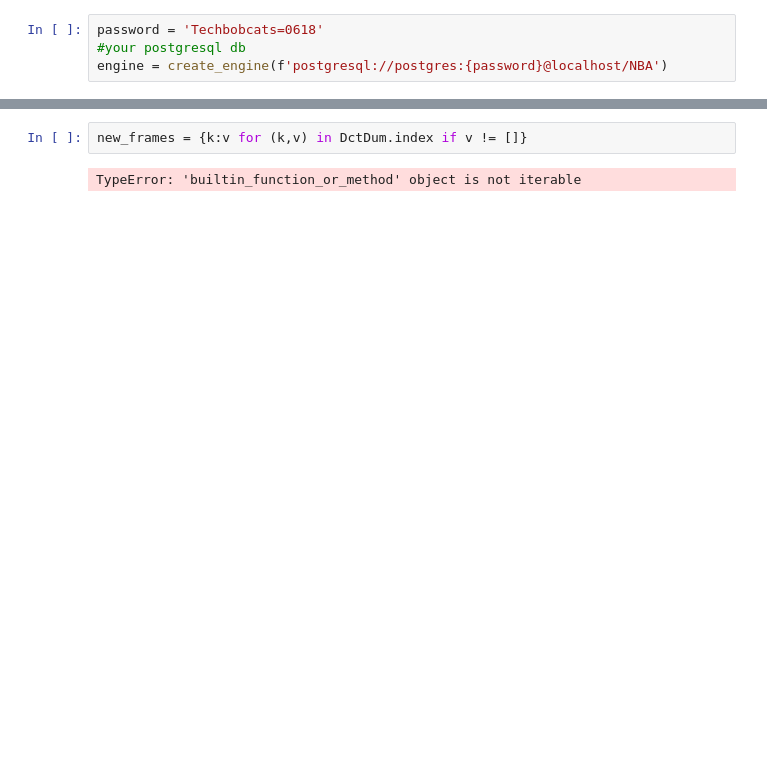
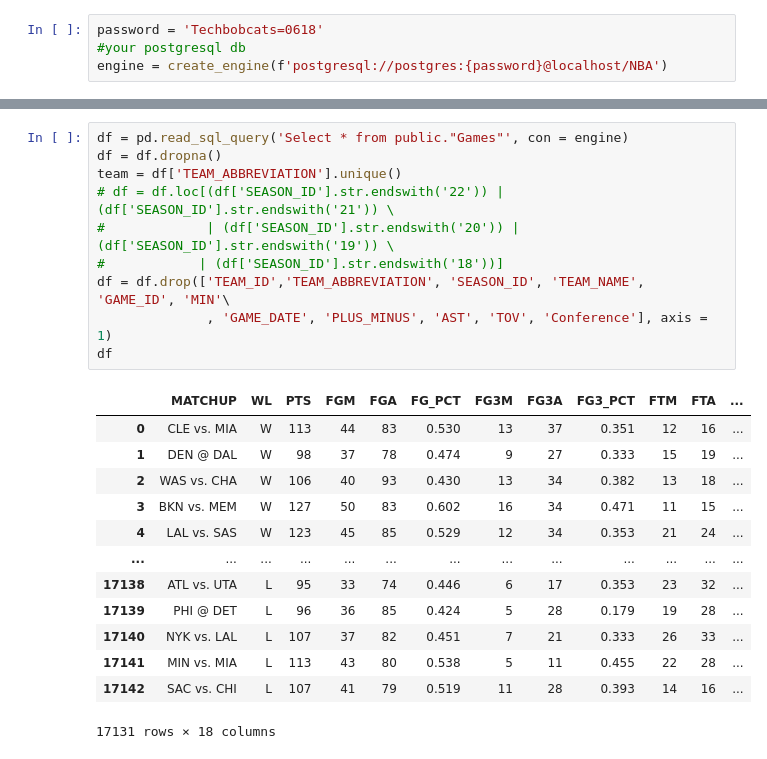
Before and after one commit to VedranaGATech/Project-4-Team-3---Machine-Learning-, a Jupyter notebook: Predictions-2.ipynb, the cells around one changed output, grey strips where cells are left out. Cells and saved outputs as stored; diff of their text form; blank space fills up the shorter version.

```diff
--- a/Predictions-2.ipynb
+++ b/Predictions-2.ipynb
@@ -174,4 +23,24 @@ TypeError: cannot unpack non-iterable float object
-# %%
-new_frames = {k:v for (k,v) in DctDum.index if v != []}
-# %% [output]
-TypeError: 'builtin_function_or_method' object is not iterable
+# %%
+df = pd.read_sql_query('Select * from public."Games"', con = engine)
+df = df.dropna()
+team = df['TEAM_ABBREVIATION'].unique()
+# df = df.loc[(df['SEASON_ID'].str.endswith('22')) | (df['SEASON_ID'].str.endswith('21')) \
+#             | (df['SEASON_ID'].str.endswith('20')) | (df['SEASON_ID'].str.endswith('19')) \
+#            | (df['SEASON_ID'].str.endswith('18'))]
+df = df.drop(['TEAM_ID','TEAM_ABBREVIATION', 'SEASON_ID', 'TEAM_NAME', 'GAME_ID', 'MIN'\
+              , 'GAME_DATE', 'PLUS_MINUS', 'AST', 'TOV', 'Conference'], axis = 1)
+df
+# %% [output]
+|  | MATCHUP | WL | PTS | FGM | FGA | FG_PCT | FG3M | FG3A | FG3_PCT | FTM | FTA | ... |
+| 0 | CLE vs. MIA | W | 113 | 44 | 83 | 0.530 | 13 | 37 | 0.351 | 12 | 16 | ... |
+| 1 | DEN @ DAL | W | 98 | 37 | 78 | 0.474 | 9 | 27 | 0.333 | 15 | 19 | ... |
+| 2 | WAS vs. CHA | W | 106 | 40 | 93 | 0.430 | 13 | 34 | 0.382 | 13 | 18 | ... |
+| 3 | BKN vs. MEM | W | 127 | 50 | 83 | 0.602 | 16 | 34 | 0.471 | 11 | 15 | ... |
+| 4 | LAL vs. SAS | W | 123 | 45 | 85 | 0.529 | 12 | 34 | 0.353 | 21 | 24 | ... |
+| ... | ... | ... | ... | ... | ... | ... | ... | ... | ... | ... | ... | ... |
+| 17138 | ATL vs. UTA | L | 95 | 33 | 74 | 0.446 | 6 | 17 | 0.353 | 23 | 32 | ... |
+| 17139 | PHI @ DET | L | 96 | 36 | 85 | 0.424 | 5 | 28 | 0.179 | 19 | 28 | ... |
+| 17140 | NYK vs. LAL | L | 107 | 37 | 82 | 0.451 | 7 | 21 | 0.333 | 26 | 33 | ... |
+| 17141 | MIN vs. MIA | L | 113 | 43 | 80 | 0.538 | 5 | 11 | 0.455 | 22 | 28 | ... |
+| 17142 | SAC vs. CHI | L | 107 | 41 | 79 | 0.519 | 11 | 28 | 0.393 | 14 | 16 | ... |
+17131 rows × 18 columns
```
Also changed, not shown: parts of 15 cells of this notebook.
